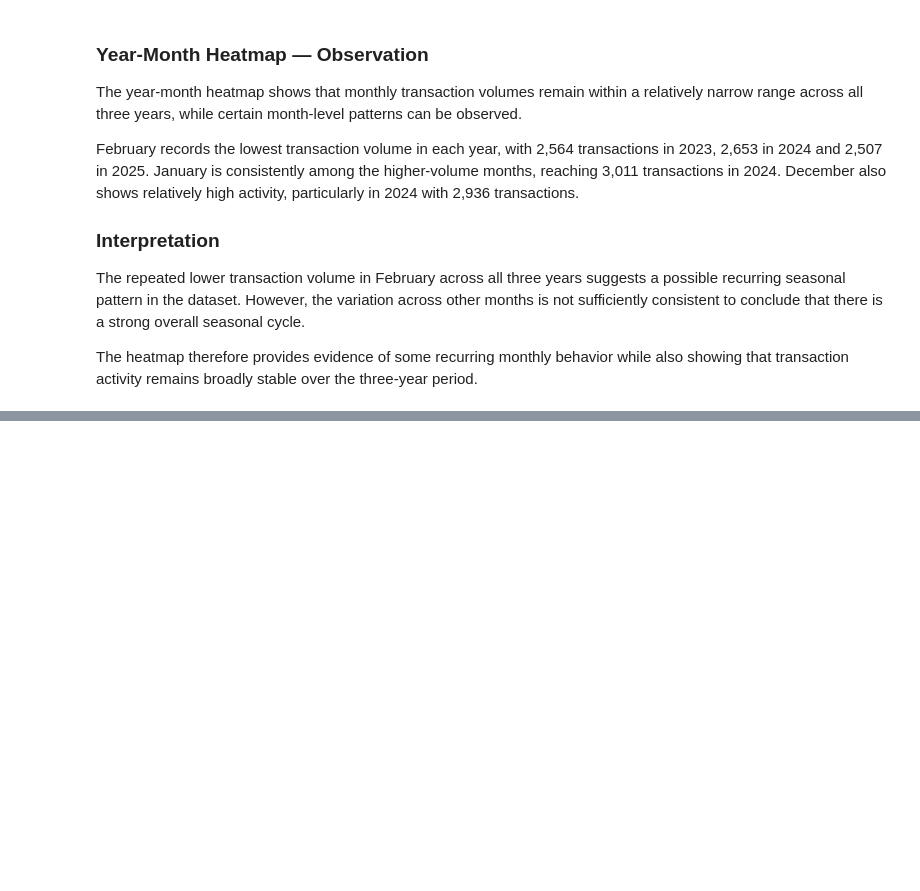
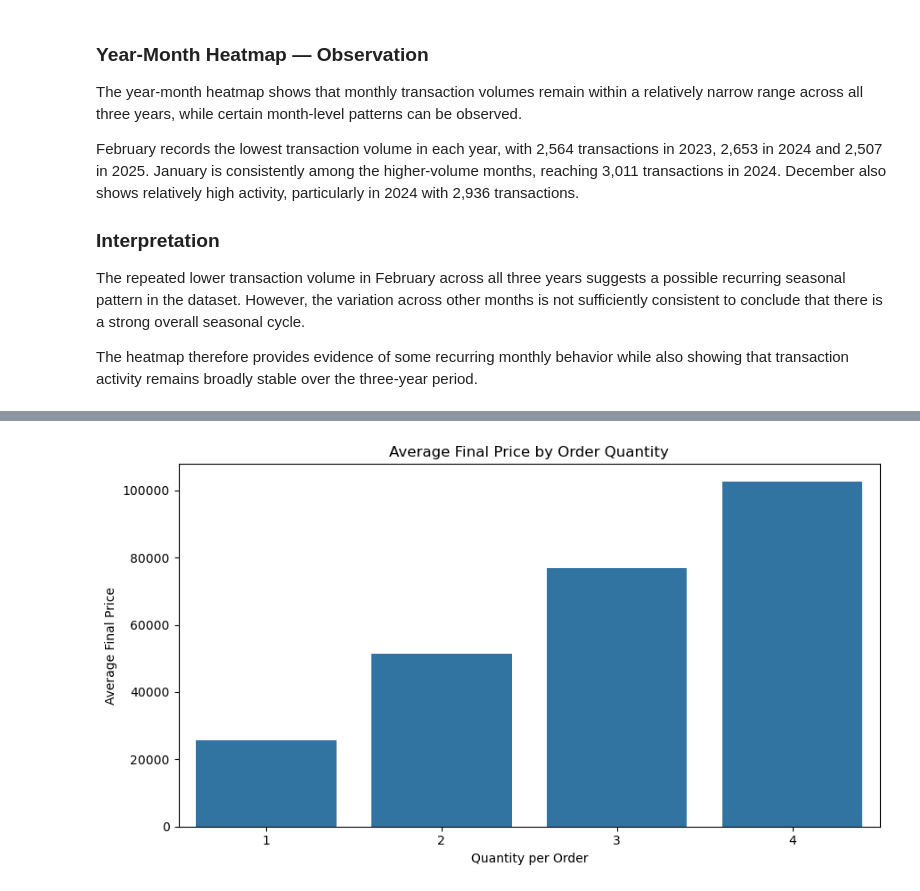
Before and after one commit to Bhav-creator452/NextHikesProject3-advanced-eda-retail-analysis, a Jupyter notebook: Advanced_EDA_Retail_Analysis.ipynb, the cells around one changed output, grey strips where cells are left out. Drawn from its saved outputs; the diff is of its cells as text; code cells hidden in the pictures; blank space fills up the shorter version.

```diff
--- a/Advanced_EDA_Retail_Analysis.ipynb
+++ b/Advanced_EDA_Retail_Analysis.ipynb
@@ -1655,0 +1789,17 @@ three-year period.
+# %%
+plt.figure(figsize=(9, 5))
+
+sns.barplot(
+    data=df_eda,
+    x='quantity',
+    y='final_price',
+    errorbar=None
+)
+
+plt.title('Average Final Price by Order Quantity')
+plt.xlabel('Quantity per Order')
+plt.ylabel('Average Final Price')
+plt.tight_layout()
+plt.show()
+# %% [output]
+[figure, added]
```
Also changed, not shown: parts of 87 cells of this notebook.
